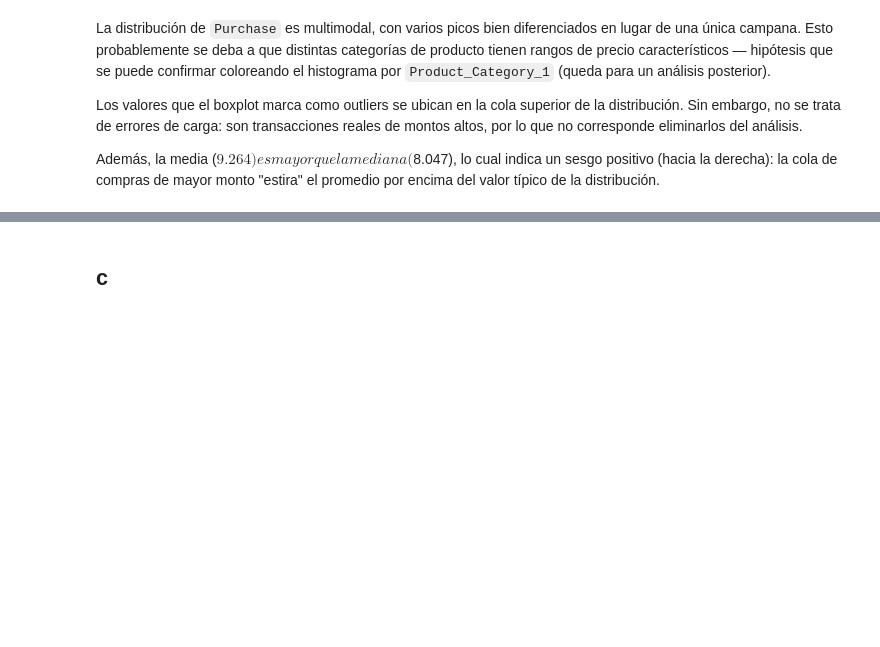
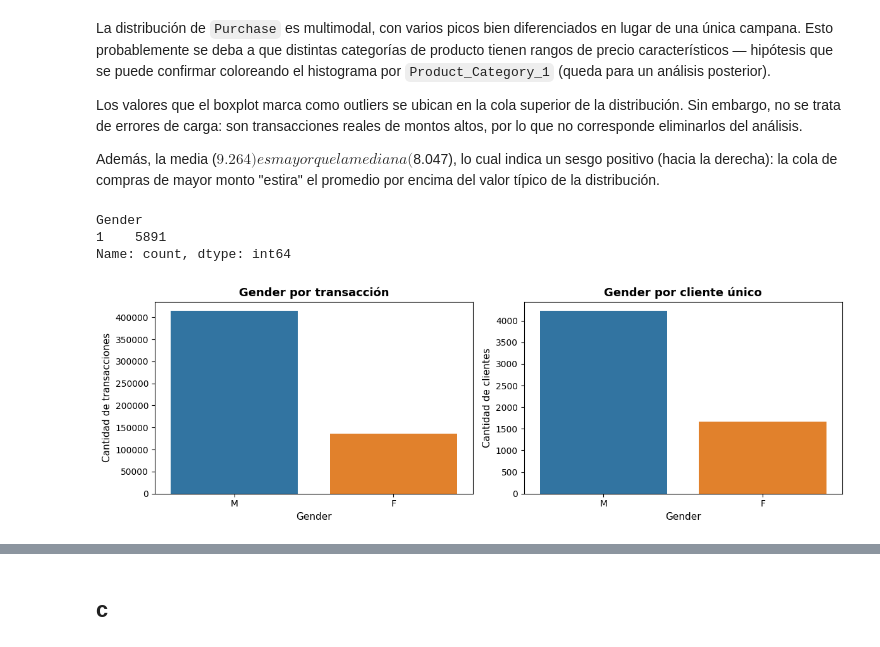
Before and after one commit to RafaelPigata/RP_blackfriday_sales_prediction, a Jupyter notebook: TP1.ipynb, the cells around one changed output, grey strips where cells are left out. Drawn from its saved outputs; the diff is of its cells as text; code cells hidden in the pictures; blank space fills up the shorter version.

```diff
--- a/TP1.ipynb
+++ b/TP1.ipynb
@@ -247,3 +247,33 @@ La distribución de `Purchase` es multimodal, con varios picos bien diferenciado
 Los valores que el boxplot marca como outliers se ubican en la cola superior de la distribución. Sin embargo, no se trata de errores de carga: son transacciones reales de montos altos, por lo que no corresponde eliminarlos del análisis.
 
 Además, la media ($9.264) es mayor que la mediana ($8.047), lo cual indica un sesgo positivo (hacia la derecha): la cola de compras de mayor monto "estira" el promedio por encima del valor típico de la distribución.
+# %%
+# ¿Gender es siempre el mismo para un mismo User_ID? (debería serlo, es un dato demográfico fijo del cliente)
+data.groupby('User_ID')['Gender'].nunique().value_counts()
+# %% [output]
+Gender
+1    5891
+Name: count, dtype: int64
+# %%
+usuarios_unicos = data.drop_duplicates(subset='User_ID')
+
+fig, axes = plt.subplots(1, 2, figsize=(12, 4))
+
+# Panel 1: por transacción (lo que ya tenías)
+sns.countplot(x='Gender', data=data,
+              order=data['Gender'].value_counts().index, ax=axes[0])
+axes[0].set_title('Gender por transacción', fontsize=13, fontweight='bold')
+axes[0].set_xlabel('Gender', fontsize=11)
+axes[0].set_ylabel('Cantidad de transacciones', fontsize=11)
+
+# Panel 2: por cliente único
+sns.countplot(x='Gender', data=usuarios_unicos,
+              order=usuarios_unicos['Gender'].value_counts().index, ax=axes[1])
+axes[1].set_title('Gender por cliente único', fontsize=13, fontweight='bold')
+axes[1].set_xlabel('Gender', fontsize=11)
+axes[1].set_ylabel('Cantidad de clientes', fontsize=11)
+
+plt.tight_layout()
+plt.show()
+# %% [output]
+[figure, added]
```
Also changed, not shown: parts of 13 cells of this notebook.
